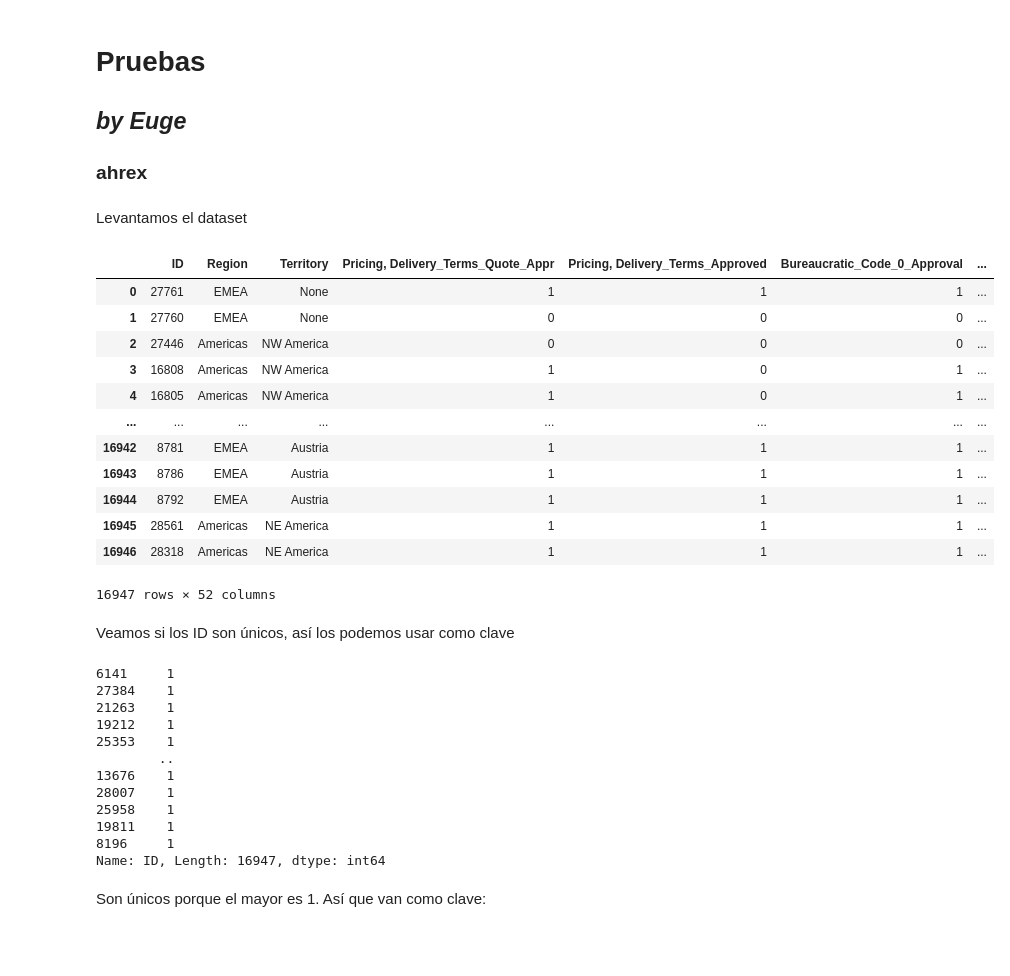
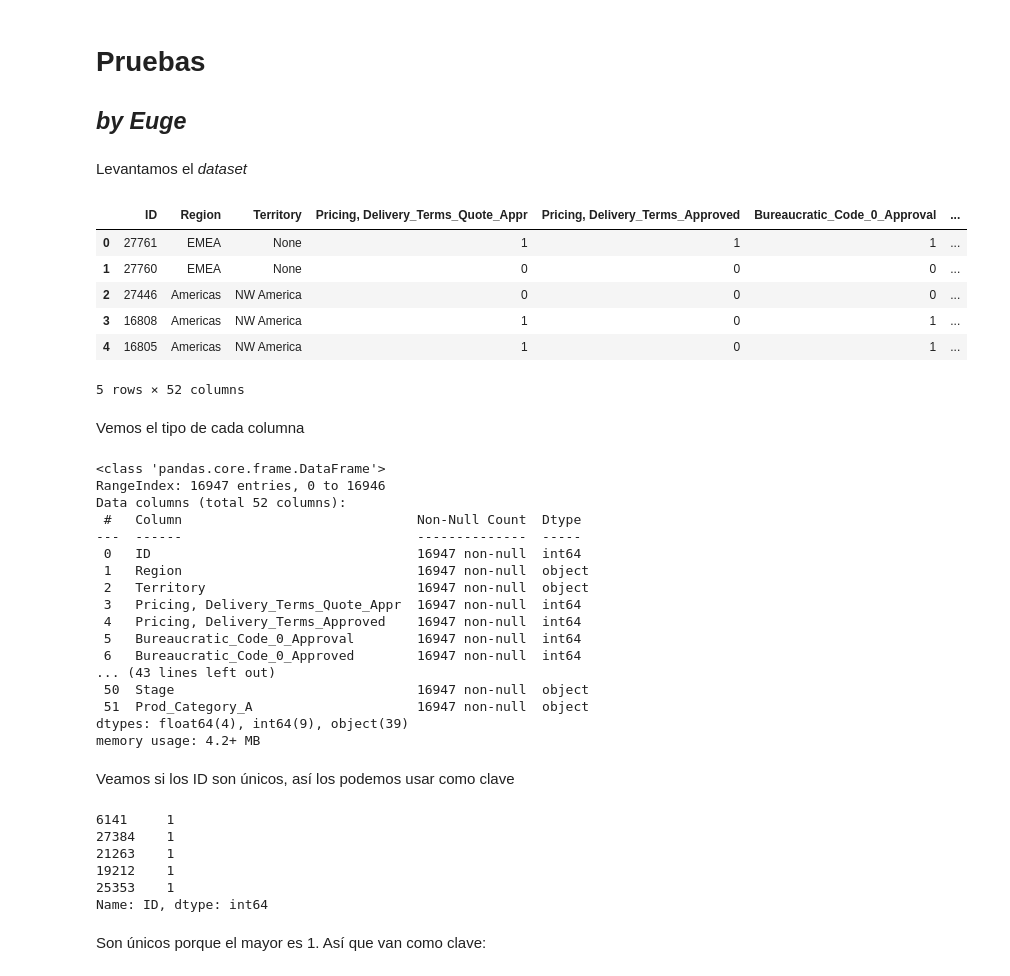
Before and after one commit to fede-alt/datos_2c2020_tp1, a Jupyter notebook: Pruebas/Pruebas_Euge.ipynb, the cells around one changed output. Drawn from its saved outputs; the diff is of its cells as text; code cells hidden in the pictures; blank space fills up the shorter version.

```diff
--- a/Pruebas/Pruebas_Euge.ipynb
+++ b/Pruebas/Pruebas_Euge.ipynb
@@ -1,6 +1,5 @@
 # %% [markdown]
 # Pruebas
 ## *by Euge*
-### ahrex
 # %%
 import pandas as pd
@@ -7,3 +8,3 @@ import pandas as pd
 # %% [markdown]
-Levantamos el dataset
+Levantamos el *dataset*
 # %%
@@ -11,36 +12,46 @@ df = pd.read_csv("train.csv")
 # %%
-df
+df.head()
 # %% [output]
 |  | ID | Region | Territory | Pricing, Delivery_Terms_Quote_Appr | Pricing, Delivery_Terms_Approved | Bureaucratic_Code_0_Approval | ... |
 | 0 | 27761 | EMEA | None | 1 | 1 | 1 | ... |
 | 1 | 27760 | EMEA | None | 0 | 0 | 0 | ... |
 | 2 | 27446 | Americas | NW America | 0 | 0 | 0 | ... |
 | 3 | 16808 | Americas | NW America | 1 | 0 | 1 | ... |
 | 4 | 16805 | Americas | NW America | 1 | 0 | 1 | ... |
-| ... | ... | ... | ... | ... | ... | ... | ... |
-| 16942 | 8781 | EMEA | Austria | 1 | 1 | 1 | ... |
-| 16943 | 8786 | EMEA | Austria | 1 | 1 | 1 | ... |
-| 16944 | 8792 | EMEA | Austria | 1 | 1 | 1 | ... |
-| 16945 | 28561 | Americas | NE America | 1 | 1 | 1 | ... |
-| 16946 | 28318 | Americas | NE America | 1 | 1 | 1 | ... |
-16947 rows × 52 columns
+5 rows × 52 columns
+# %% [markdown]
+Vemos el tipo de cada columna
+# %%
+df.info()
+# %% [output]
+<class 'pandas.core.frame.DataFrame'>
+RangeIndex: 16947 entries, 0 to 16946
+Data columns (total 52 columns):
+ #   Column                              Non-Null Count  Dtype
+---  ------                              --------------  -----
+ 0   ID                                  16947 non-null  int64
+ 1   Region                              16947 non-null  object
+ 2   Territory                           16947 non-null  object
+ 3   Pricing, Delivery_Terms_Quote_Appr  16947 non-null  int64
+ 4   Pricing, Delivery_Terms_Approved    16947 non-null  int64
+ 5   Bureaucratic_Code_0_Approval        16947 non-null  int64
+ 6   Bureaucratic_Code_0_Approved        16947 non-null  int64
+... (43 lines left out)
+ 50  Stage                               16947 non-null  object
+ 51  Prod_Category_A                     16947 non-null  object
+dtypes: float64(4), int64(9), object(39)
+memory usage: 4.2+ MB
 # %% [markdown]
 Veamos si los ID son únicos, así los podemos usar como clave
 # %%
-df["ID"].value_counts()
+df['ID'].value_counts().head()
 # %% [output]
 6141     1
 27384    1
 21263    1
 19212    1
 25353    1
-        ..
-13676    1
-28007    1
-25958    1
-19811    1
-8196     1
-Name: ID, Length: 16947, dtype: int64
+Name: ID, dtype: int64
 # %% [markdown]
 Son únicos porque el mayor es 1. Así que van como clave:
 # %%
```
Also changed, not shown: parts of 27 cells of this notebook.
